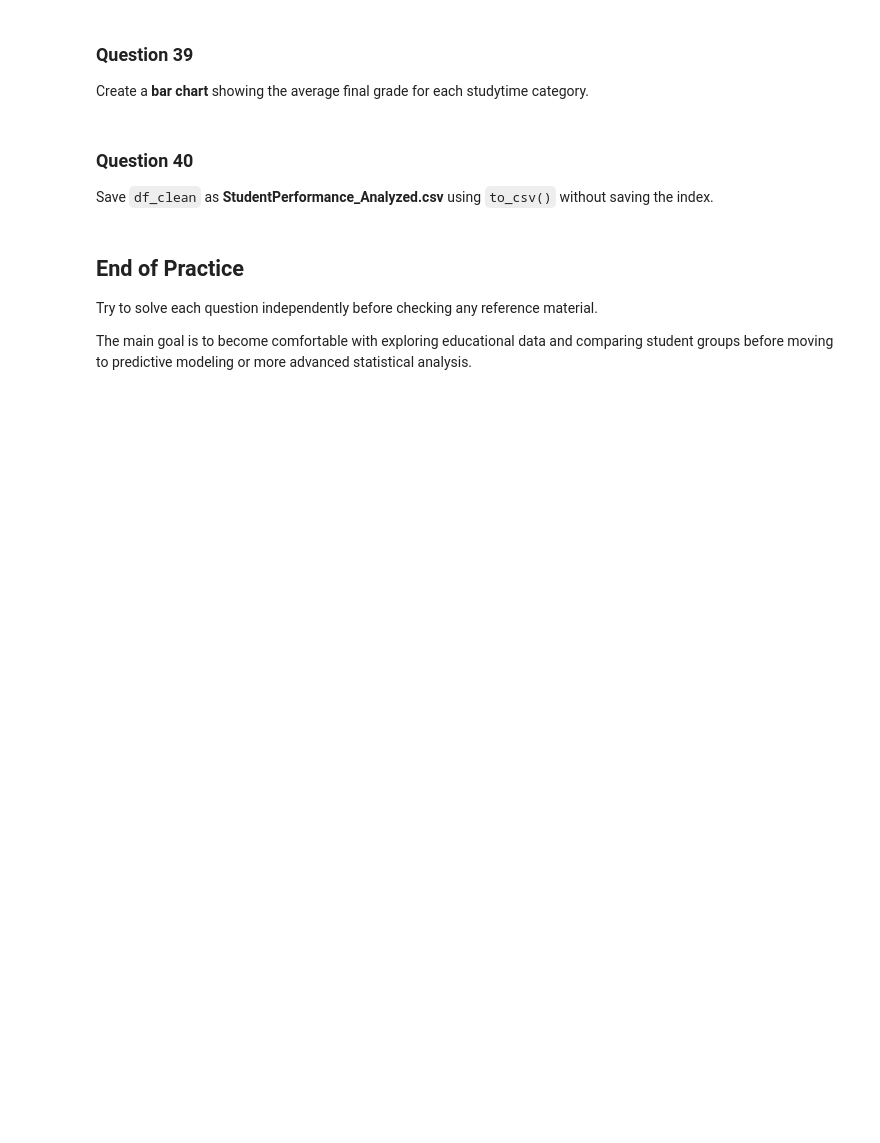
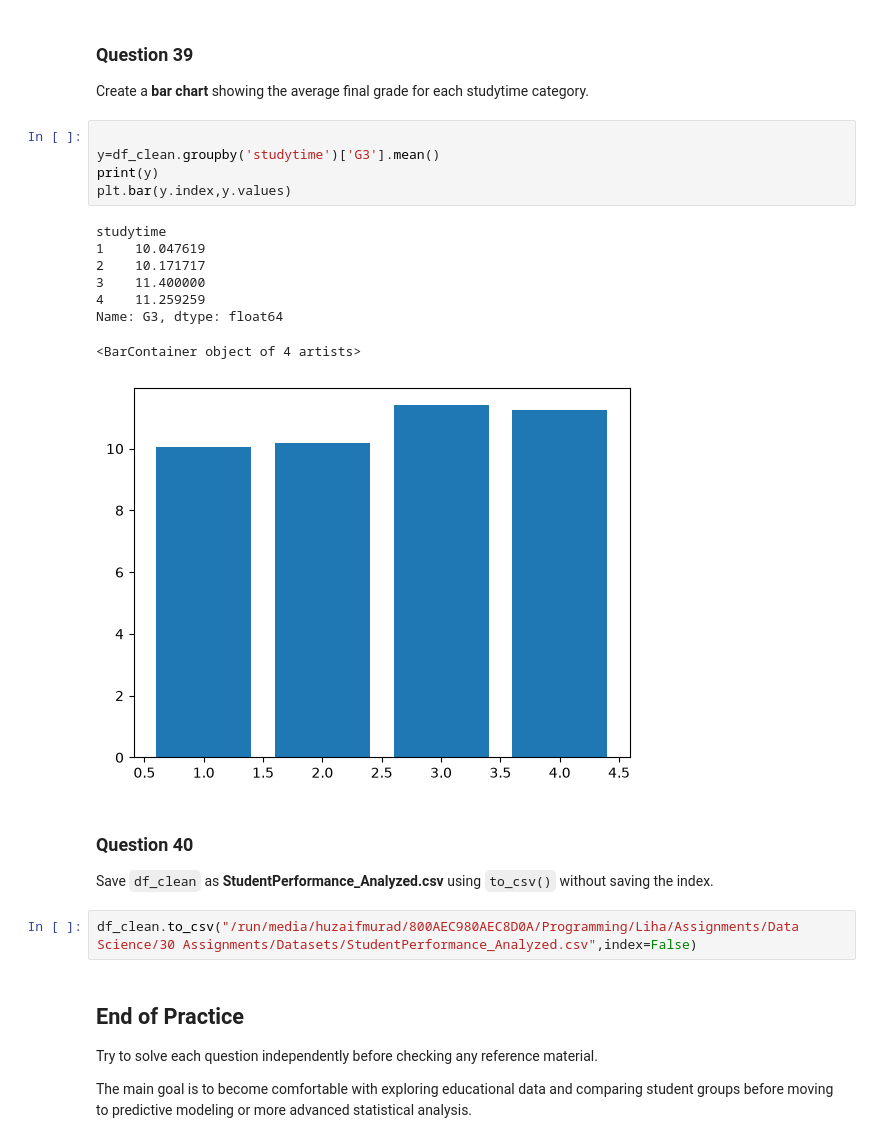
Before and after one commit to huzaif-murad/lihatech-training, a Jupyter notebook: Assignments/Data Science/30 Assignments/Notebooks/Assignment_4_Student_Performance_Beginner_to_Intermediate_Pandas_Practice.ipynb, the cells around one changed output. Saved outputs shown, nothing was run; the diff lists cells and outputs as text; blank space fills up the shorter version.

Commit message:
Assignment 5 complete

```diff
--- a/Assignments/Data Science/30 Assignments/Notebooks/Assignment_4_Student_Performance_Beginner_to_Intermediate_Pandas_Practice.ipynb
+++ b/Assignments/Data Science/30 Assignments/Notebooks/Assignment_4_Student_Performance_Beginner_to_Intermediate_Pandas_Practice.ipynb
@@ -564,9 +620,25 @@ Create a **histogram** of final grades (`G3`) with an appropriate title and axis
 # %% [markdown]
 ### Question 39
 Create a **bar chart** showing the average final grade for each studytime category.
+# %%
+
+y=df_clean.groupby('studytime')['G3'].mean()
+print(y)
+plt.bar(y.index,y.values)
+# %% [output]
+studytime
+1    10.047619
+2    10.171717
+3    11.400000
+4    11.259259
+Name: G3, dtype: float64
+<BarContainer object of 4 artists>
+[figure, added]
 # %% [markdown]
 ### Question 40
 Save `df_clean` as **StudentPerformance_Analyzed.csv** using `to_csv()` without saving the index.
+# %%
+df_clean.to_csv("/run/media/huzaifmurad/800AEC980AEC8D0A/Programming/Liha/Assignments/Data Science/30 Assignments/Datasets/StudentPerformance_Analyzed.csv",index=False)
 # %% [markdown]
 ## End of Practice
 
```
Also changed, not shown: parts of 5 cells of this notebook, 4 other files.
